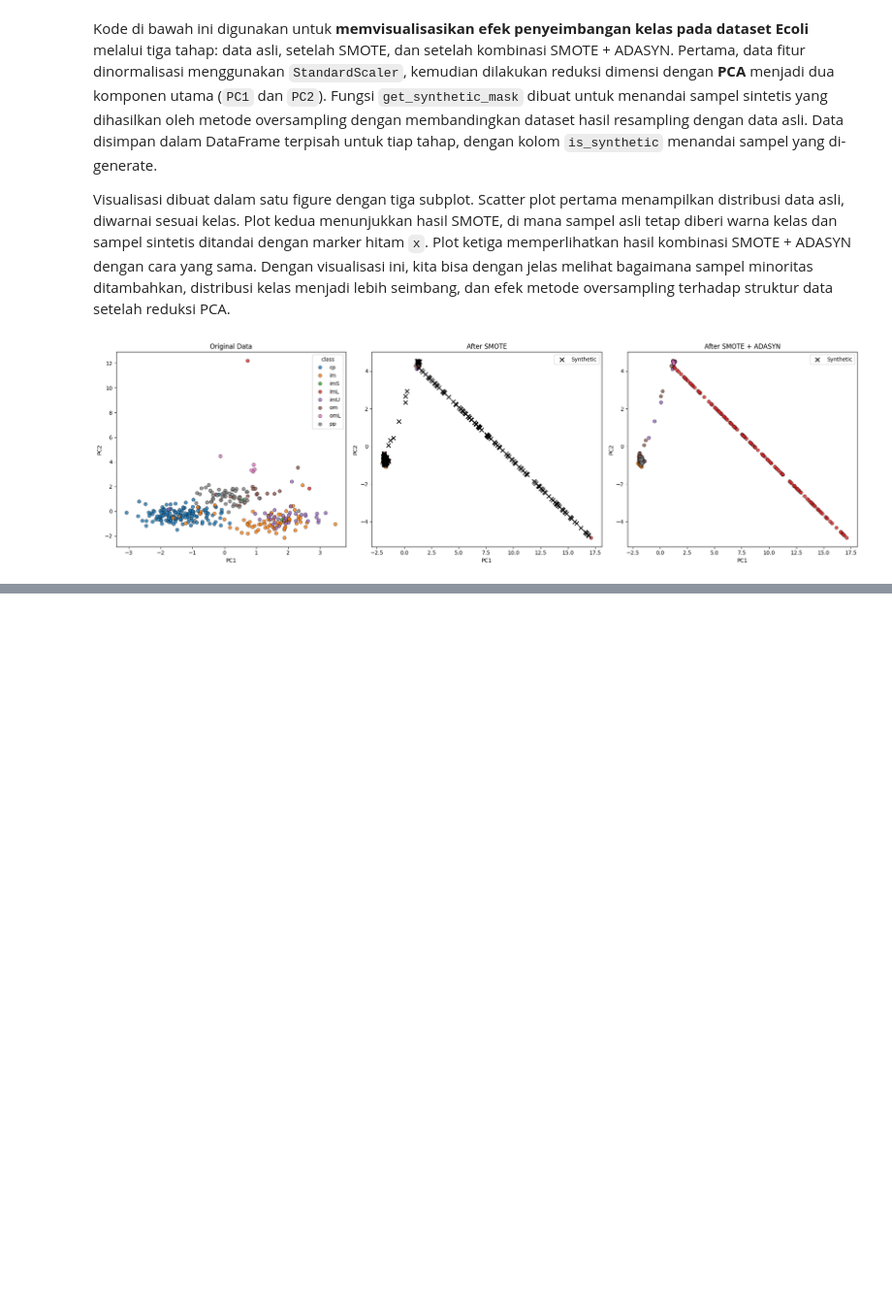
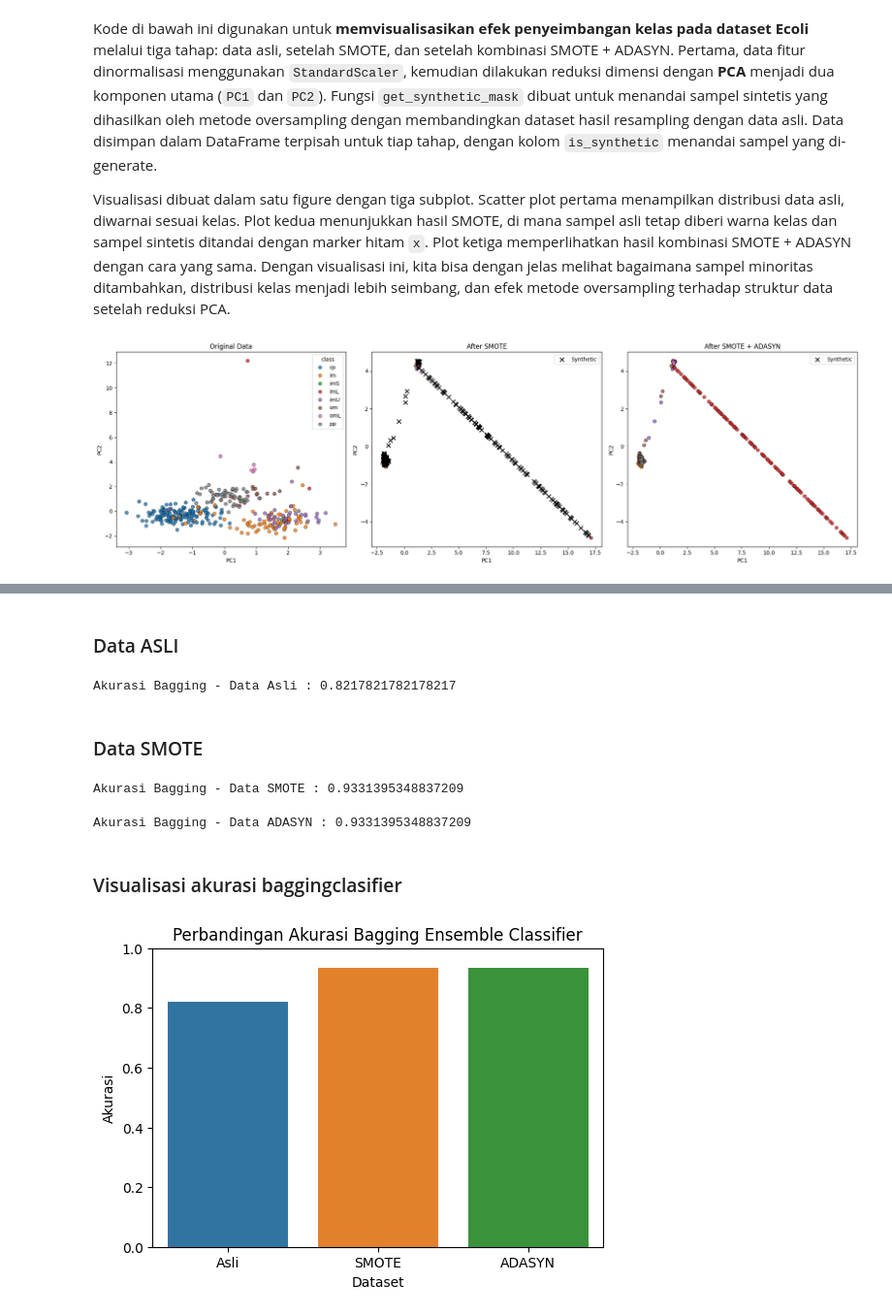
Before and after one commit to Malikzert/PSD, a Jupyter notebook: _sources/tugas3.ipynb, the cells around one changed output, grey strips where cells are left out. Shown at 97% size. Saved outputs shown, nothing was run; the diff lists cells and outputs as text; code cells hidden in the pictures; blank space fills up the shorter version.

```diff
--- a/_sources/tugas3.ipynb
+++ b/_sources/tugas3.ipynb
@@ -476,0 +630,76 @@ plt.show()
+# %% [markdown]
+### Data ASLI
+# %%
+from sklearn.model_selection import train_test_split
+from sklearn.ensemble import BaggingClassifier
+from sklearn.tree import DecisionTreeClassifier
+from sklearn.metrics import accuracy_score
+import matplotlib.pyplot as plt
+import seaborn as sns
+import pandas as pd
+X_train, X_test, y_train, y_test = train_test_split(
+    X_scaled, y, test_size=0.3, random_state=42, stratify=y
+)
+
+bag = BaggingClassifier(
+    estimator=DecisionTreeClassifier(),
+    n_estimators=100,
+    random_state=42
+)
+bag.fit(X_train, y_train)
+y_pred = bag.predict(X_test)
+acc_before = accuracy_score(y_test, y_pred)
+print("Akurasi Bagging - Data Asli :", acc_before)
+# %% [output]
+Akurasi Bagging - Data Asli : 0.8217821782178217
+# %% [markdown]
+### Data SMOTE
+# %%
+X_train, X_test, y_train, y_test = train_test_split(
+    X_sm, y_sm, test_size=0.3, random_state=42, stratify=y_sm
+)
+
+bag = BaggingClassifier(
+    estimator=DecisionTreeClassifier(),
+    n_estimators=50,
+    random_state=42
+)
+bag.fit(X_train, y_train)
+y_pred = bag.predict(X_test)
+acc_smote = accuracy_score(y_test, y_pred)
+print("Akurasi Bagging - Data SMOTE :", acc_smote)
+# %% [output]
+Akurasi Bagging - Data SMOTE : 0.9331395348837209
+# %%
+X_train, X_test, y_train, y_test = train_test_split(
+    X_ada, y_ada, test_size=0.3, random_state=42, stratify=y_ada
+)
+
+bag = BaggingClassifier(
+    estimator=DecisionTreeClassifier(),
+    n_estimators=50,
+    random_state=42
+)
+bag.fit(X_train, y_train)
+y_pred = bag.predict(X_test)
+acc_adasyn = accuracy_score(y_test, y_pred)
+print("Akurasi Bagging - Data ADASYN :", acc_adasyn)
+# %% [output]
+Akurasi Bagging - Data ADASYN : 0.9331395348837209
+# %% [markdown]
+### Visualisasi akurasi baggingclasifier
+# %%
+results = pd.DataFrame({
+    "Dataset": ["Asli", "SMOTE", "ADASYN"],
+    "Akurasi": [acc_before, acc_smote, acc_adasyn]
+})
+
+plt.figure(figsize=(6, 4))
+sns.barplot(data=results, x="Dataset", y="Akurasi", hue="Dataset", palette="tab10", legend=False)
+plt.title("Perbandingan Akurasi Bagging Ensemble Classifier")
+plt.ylabel("Akurasi")
+plt.xlabel("Dataset")
+plt.ylim(0, 1)
+plt.show()
+# %% [output]
+[figure, added]
```
Also changed, not shown: parts of 21 cells of this notebook, 8 other files.
